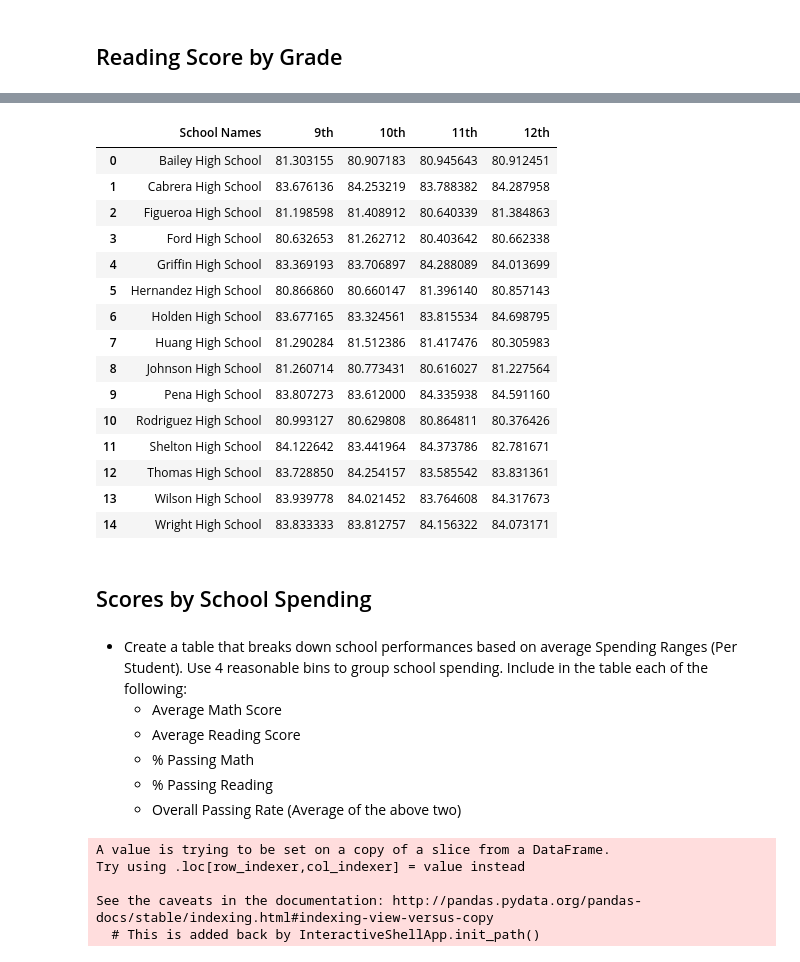
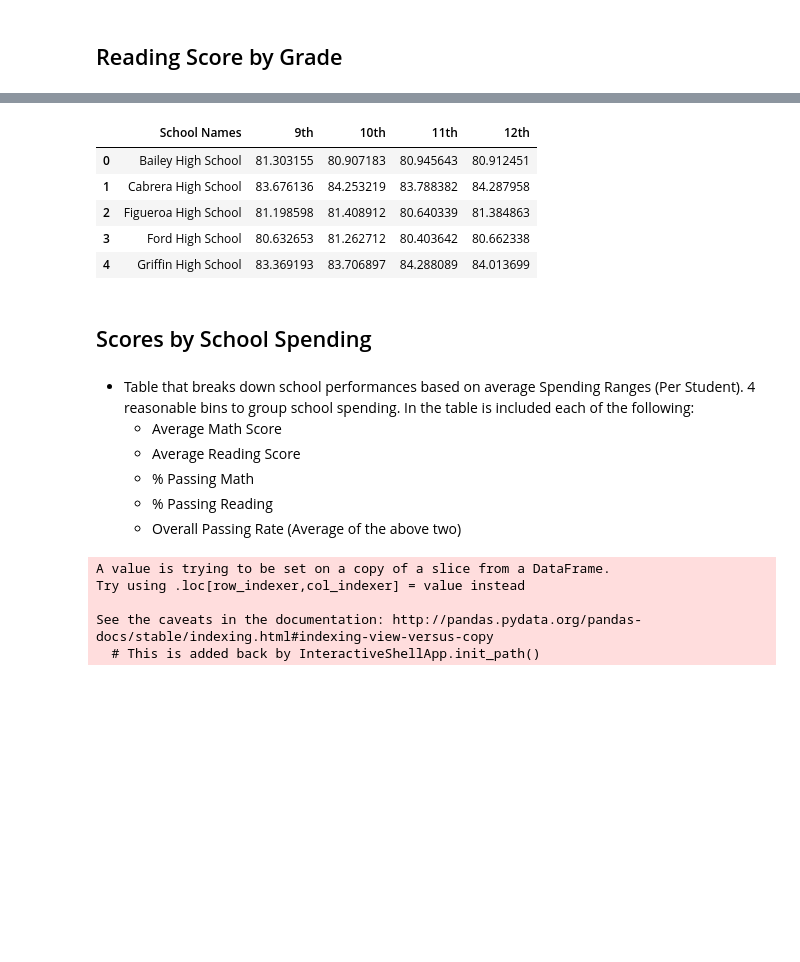
Before and after one commit to mariavpatino/Pandas, a Jupyter notebook: PyCitySchools/PyCitySchools_starter.ipynb, the cells around one changed output, grey strips where cells are left out. Saved outputs shown, nothing was run; the diff lists cells and outputs as text; code cells hidden in the pictures; blank space fills up the shorter version.

```diff
--- a/PyCitySchools/PyCitySchools_starter.ipynb
+++ b/PyCitySchools/PyCitySchools_starter.ipynb
@@ -250,46 +226,36 @@ avg_math_score_grade
 # %%
 def average_reading_grade(grade):
     school_summary = merged_df.loc[merged_df.grade == grade].groupby(["school_name"])
     school_names = merged_df.school_name.sort_values().unique()
     school_avg_reading_score = list(school_summary.reading_score.mean())
 
     # Combine the series into a dataframe
     average_reading_df = pd.DataFrame({"School Names":school_names,
                                     f"{grade} ":school_avg_reading_score})
 
     average_reading_df = average_reading_df.reset_index(drop=True)
     return average_reading_df
 
 # Create series for each grade and group by school
 grade_9 = average_reading_grade("9th")
 grade_10 = average_reading_grade("10th")
 grade_11 = average_reading_grade("11th")
 grade_12 = average_reading_grade("12th")
 avg_reading_score_grade = pd.merge(grade_9,grade_10,how='inner',suffixes=('',''))
 avg_reading_score_grade = pd.merge(avg_reading_score_grade,grade_11,how='inner',suffixes=('',''))
 avg_reading_score_grade = pd.merge(avg_reading_score_grade,grade_12,how='inner',suffixes=('',''))
-avg_reading_score_grade
+avg_reading_score_grade.head()
 # %% [output]
 |  | School Names | 9th | 10th | 11th | 12th |
 | 0 | Bailey High School | 81.303155 | 80.907183 | 80.945643 | 80.912451 |
 | 1 | Cabrera High School | 83.676136 | 84.253219 | 83.788382 | 84.287958 |
 | 2 | Figueroa High School | 81.198598 | 81.408912 | 80.640339 | 81.384863 |
 | 3 | Ford High School | 80.632653 | 81.262712 | 80.403642 | 80.662338 |
 | 4 | Griffin High School | 83.369193 | 83.706897 | 84.288089 | 84.013699 |
-| 5 | Hernandez High School | 80.866860 | 80.660147 | 81.396140 | 80.857143 |
-| 6 | Holden High School | 83.677165 | 83.324561 | 83.815534 | 84.698795 |
-| 7 | Huang High School | 81.290284 | 81.512386 | 81.417476 | 80.305983 |
-| 8 | Johnson High School | 81.260714 | 80.773431 | 80.616027 | 81.227564 |
-| 9 | Pena High School | 83.807273 | 83.612000 | 84.335938 | 84.591160 |
-| 10 | Rodriguez High School | 80.993127 | 80.629808 | 80.864811 | 80.376426 |
-| 11 | Shelton High School | 84.122642 | 83.441964 | 84.373786 | 82.781671 |
-| 12 | Thomas High School | 83.728850 | 84.254157 | 83.585542 | 83.831361 |
-| 13 | Wilson High School | 83.939778 | 84.021452 | 83.764608 | 84.317673 |
-| 14 | Wright High School | 83.833333 | 83.812757 | 84.156322 | 84.073171 |
 # %% [markdown]
 ## Scores by School Spending
 # %% [markdown]
-* Create a table that breaks down school performances based on average Spending Ranges (Per Student). Use 4 reasonable bins to group school spending. Include in the table each of the following:
+* Table that breaks down school performances based on average Spending Ranges (Per Student). 4 reasonable bins to group school spending. In the table is included each of the following:
   * Average Math Score
   * Average Reading Score
   * % Passing Math
```
Also changed, not shown: parts of 18 cells of this notebook.
